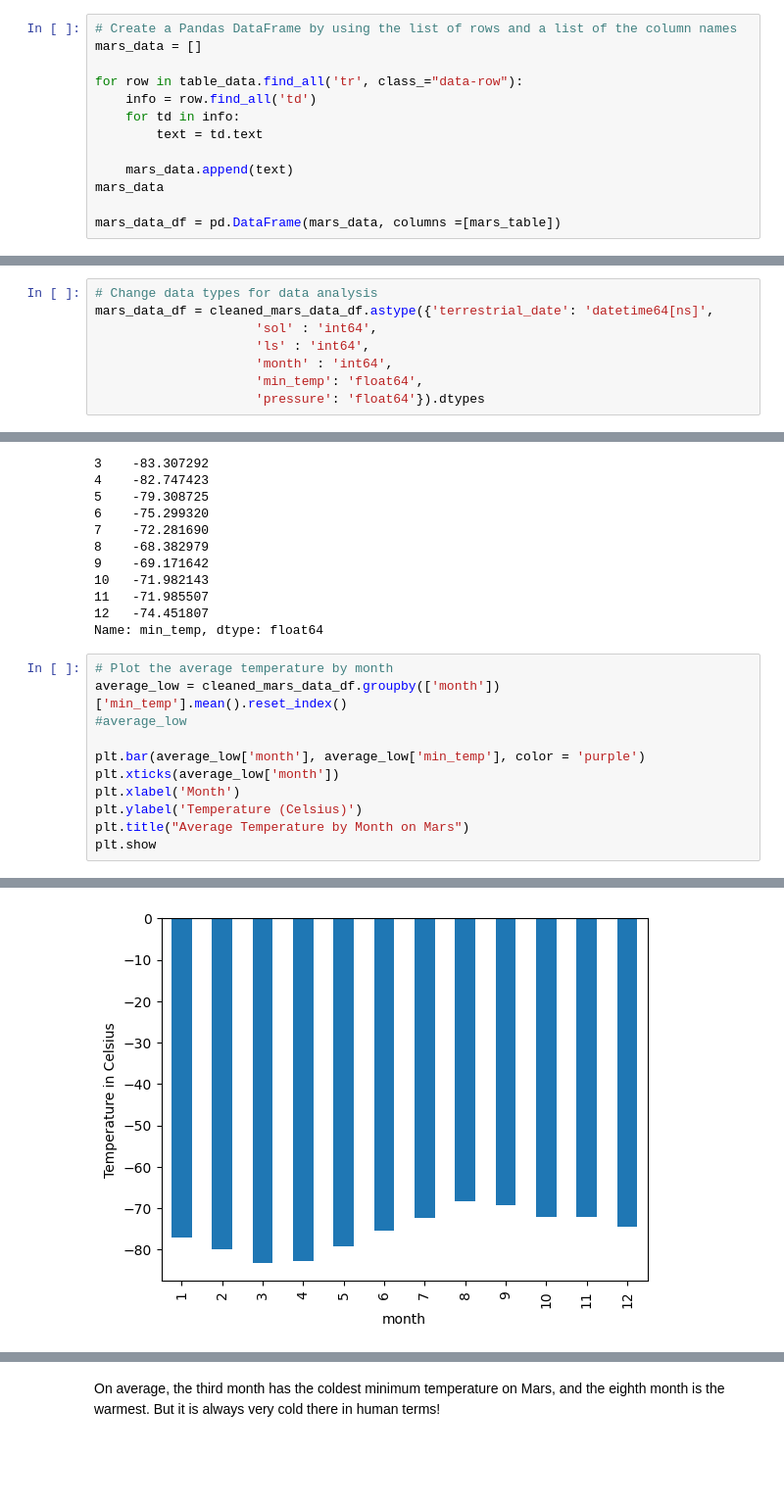
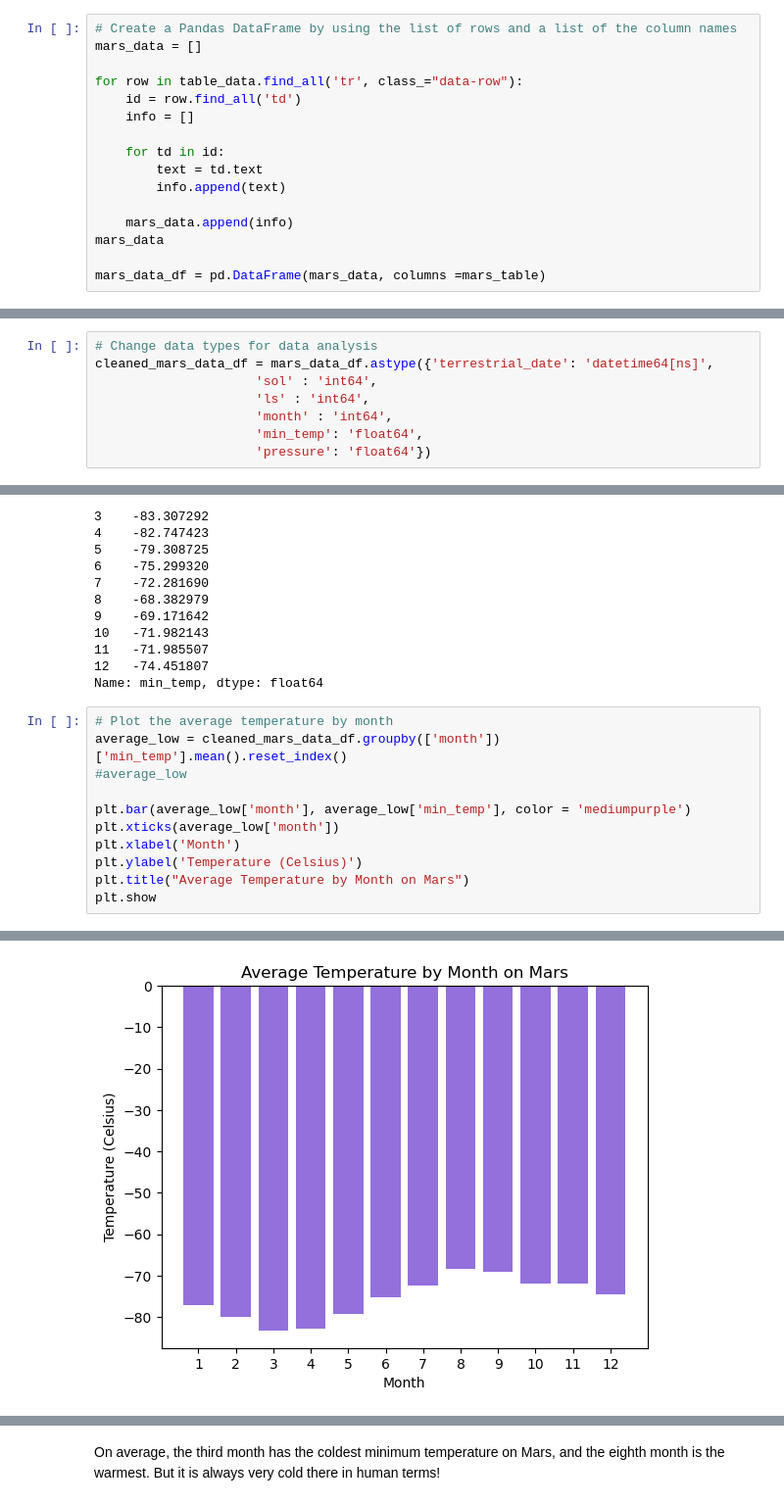
Before and after one commit to EBPaz/Mars_data_scraping, a Jupyter notebook: Starter_Code/part_2_mars_weather.ipynb, the cells around one changed output, grey strips where cells are left out. Shown at 98% size. Drawn from its saved outputs; the diff is of its cells as text; blank space fills up the shorter version.

```diff
--- a/Starter_Code/part_2_mars_weather.ipynb
+++ b/Starter_Code/part_2_mars_weather.ipynb
@@ -65,11 +65,14 @@ mars_table
 mars_data = []
 
 for row in table_data.find_all('tr', class_="data-row"):
-    info = row.find_all('td')
-    for td in info:
+    id = row.find_all('td')
+    info = []
+
+    for td in id:
         text = td.text
+        info.append(text)
 
-    mars_data.append(text)
+    mars_data.append(info)
 mars_data
 
-mars_data_df = pd.DataFrame(mars_data, columns =[mars_table])
+mars_data_df = pd.DataFrame(mars_data, columns =mars_table)
@@ -121,12 +113,12 @@ pressure            object
 dtype: object
 # %%
 # Change data types for data analysis
-mars_data_df = cleaned_mars_data_df.astype({'terrestrial_date': 'datetime64[ns]',
+cleaned_mars_data_df = mars_data_df.astype({'terrestrial_date': 'datetime64[ns]',
                      'sol' : 'int64',
                      'ls' : 'int64',
                      'month' : 'int64',
                      'min_temp': 'float64',
-                     'pressure': 'float64'}).dtypes
+                     'pressure': 'float64'})
 # %%
 # Confirm type changes were successful by examining data types again
 cleaned_mars_data_df.dtypes
@@ -203,7 +183,7 @@ Name: min_temp, dtype: float64
 average_low = cleaned_mars_data_df.groupby(['month'])['min_temp'].mean().reset_index()
 #average_low
 
-plt.bar(average_low['month'], average_low['min_temp'], color = 'purple')
+plt.bar(average_low['month'], average_low['min_temp'], color = 'mediumpurple')
 plt.xticks(average_low['month'])
 plt.xlabel('Month')
 plt.ylabel('Temperature (Celsius)')
@@ -213,3 +194,3 @@ plt.show
-[figure, old version]
+[figure, new version]
 # %%
 # Identify the coldest and hottest months in Curiosity's location
```
Also changed, not shown: parts of 11 cells of this notebook, 3 other files.
